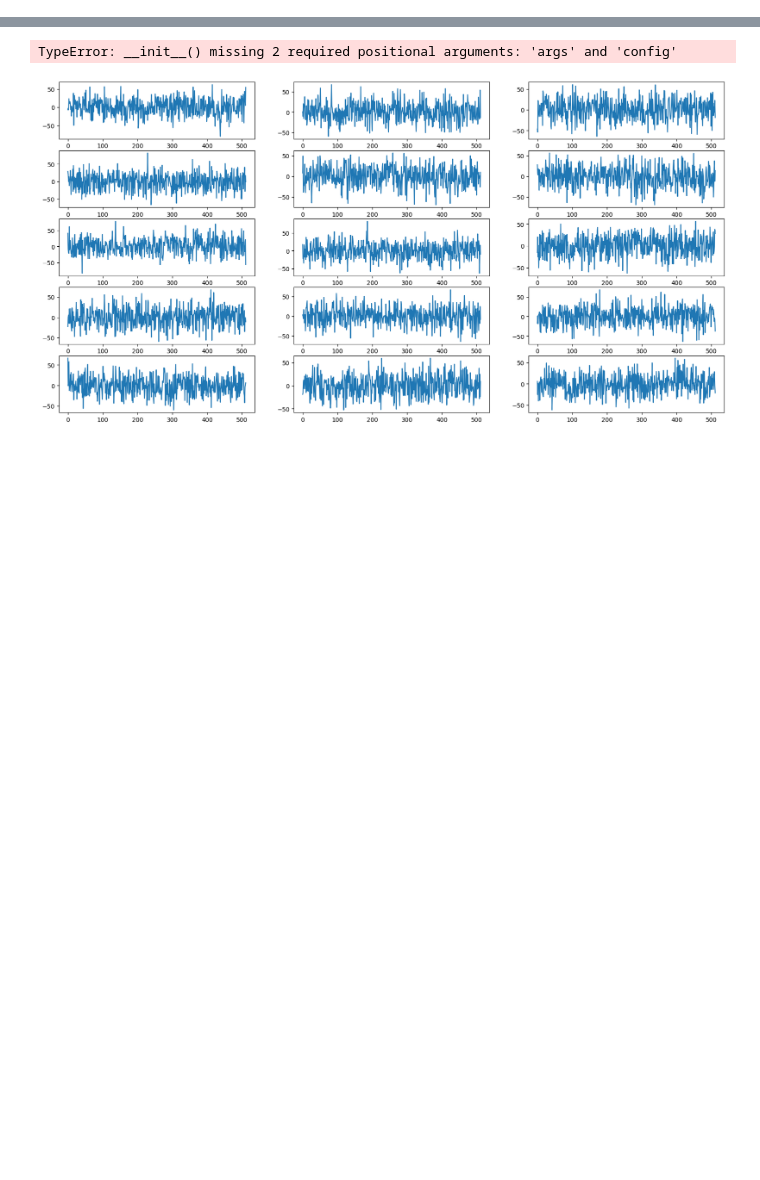
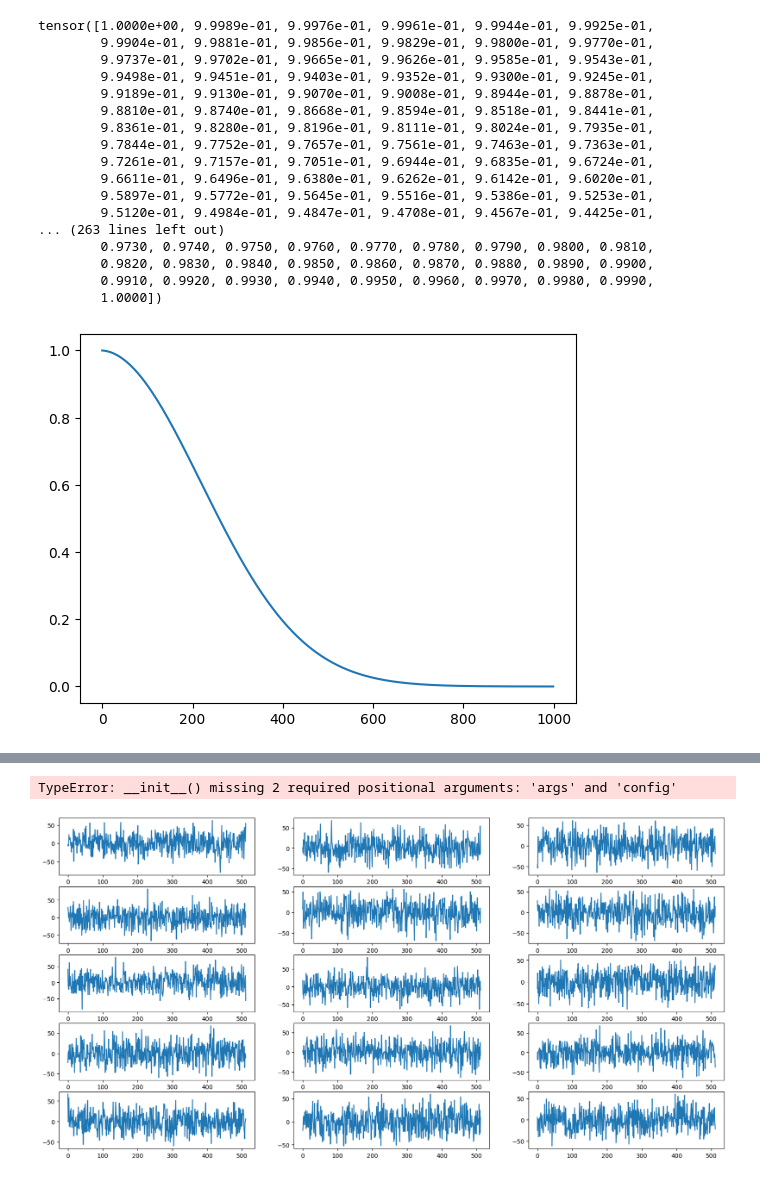
Before and after one commit to detyse/Diff4EEG-inverse, a Jupyter notebook: _test.ipynb, the cells around one changed output, grey strips where cells are left out. Cells and saved outputs as stored; diff of their text form; code cells hidden in the pictures; blank space fills up the shorter version.

```diff
--- a/_test.ipynb
+++ b/_test.ipynb
@@ -0,0 +33,35 @@
+# %%
+import torch
+
+from models.the_model import Score_sch
+
+sch = Score_sch()
+
+t = torch.linspace(0, 1, 1000)
+alpha = sch.ALPHA(t)
+
+# print(alpha)
+# print(t)
+import matplotlib.pyplot as plt
+
+plt.plot(alpha)
+plt.show()
+# %% [output]
+tensor([1.0000e+00, 9.9989e-01, 9.9976e-01, 9.9961e-01, 9.9944e-01, 9.9925e-01,
+        9.9904e-01, 9.9881e-01, 9.9856e-01, 9.9829e-01, 9.9800e-01, 9.9770e-01,
+        9.9737e-01, 9.9702e-01, 9.9665e-01, 9.9626e-01, 9.9585e-01, 9.9543e-01,
+        9.9498e-01, 9.9451e-01, 9.9403e-01, 9.9352e-01, 9.9300e-01, 9.9245e-01,
+        9.9189e-01, 9.9130e-01, 9.9070e-01, 9.9008e-01, 9.8944e-01, 9.8878e-01,
+        9.8810e-01, 9.8740e-01, 9.8668e-01, 9.8594e-01, 9.8518e-01, 9.8441e-01,
+        9.8361e-01, 9.8280e-01, 9.8196e-01, 9.8111e-01, 9.8024e-01, 9.7935e-01,
+        9.7844e-01, 9.7752e-01, 9.7657e-01, 9.7561e-01, 9.7463e-01, 9.7363e-01,
+        9.7261e-01, 9.7157e-01, 9.7051e-01, 9.6944e-01, 9.6835e-01, 9.6724e-01,
+        9.6611e-01, 9.6496e-01, 9.6380e-01, 9.6262e-01, 9.6142e-01, 9.6020e-01,
+        9.5897e-01, 9.5772e-01, 9.5645e-01, 9.5516e-01, 9.5386e-01, 9.5253e-01,
+        9.5120e-01, 9.4984e-01, 9.4847e-01, 9.4708e-01, 9.4567e-01, 9.4425e-01,
+... (263 lines left out)
+        0.9730, 0.9740, 0.9750, 0.9760, 0.9770, 0.9780, 0.9790, 0.9800, 0.9810,
+        0.9820, 0.9830, 0.9840, 0.9850, 0.9860, 0.9870, 0.9880, 0.9890, 0.9900,
+        0.9910, 0.9920, 0.9930, 0.9940, 0.9950, 0.9960, 0.9970, 0.9980, 0.9990,
+        1.0000])
+[figure, added]
```
Also changed, not shown: parts of 5 cells of this notebook, 39 other files.
